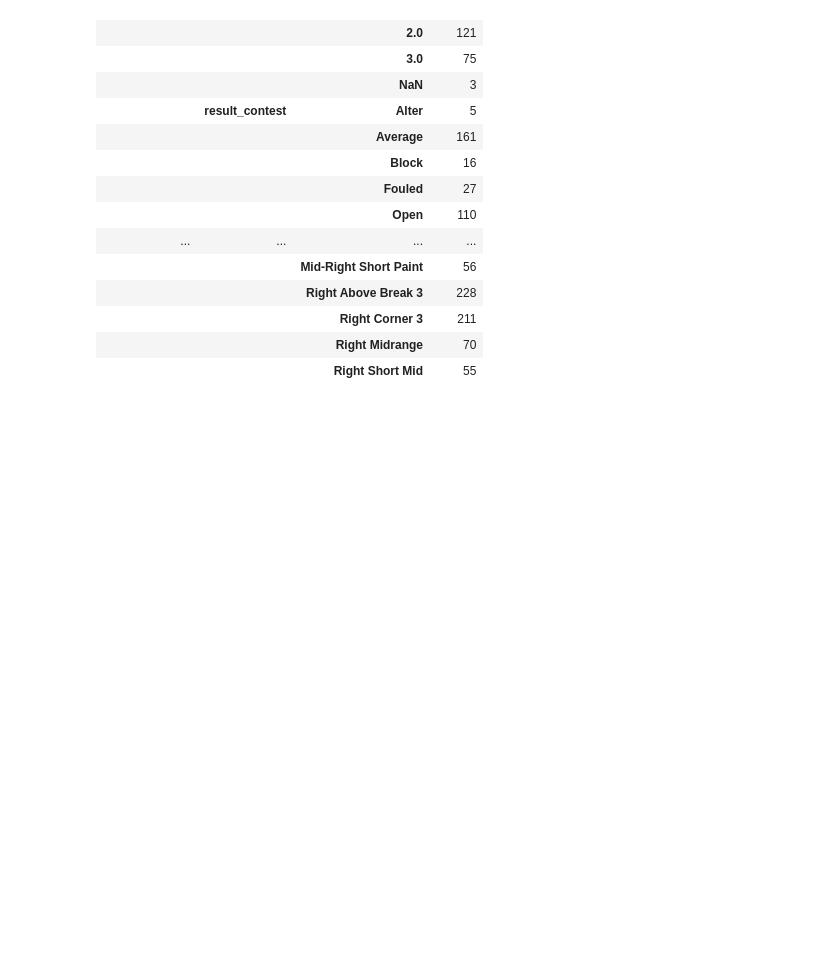
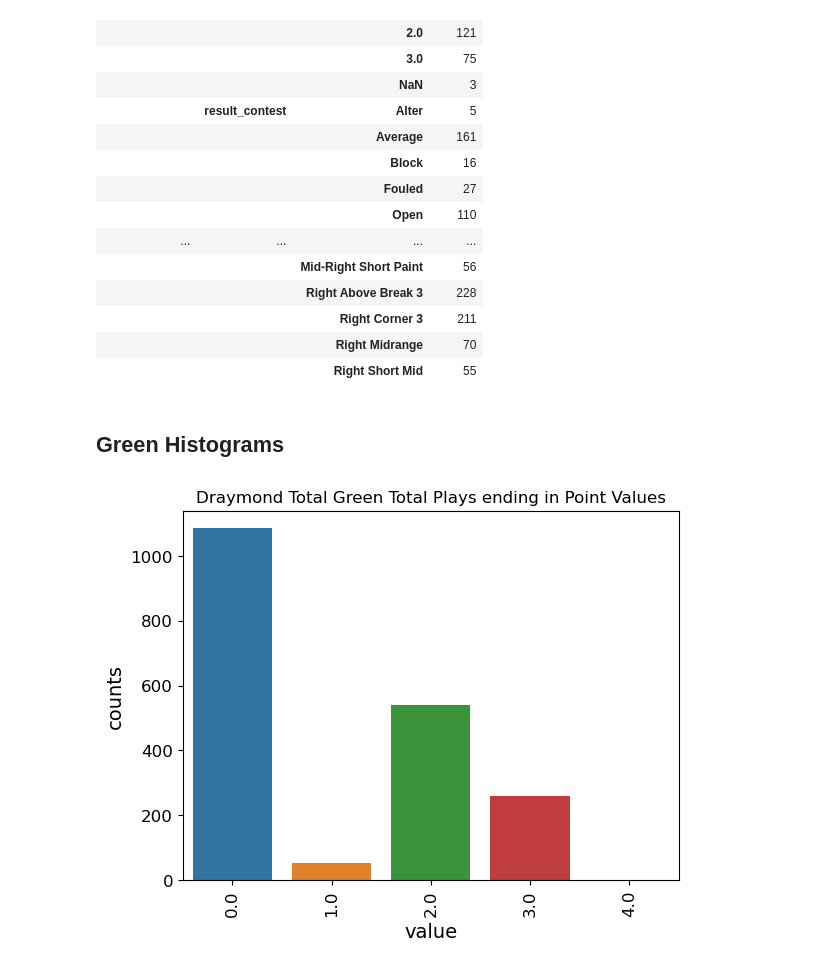
Before and after one commit to mikafur32/syracuseBasketballCompetition, a Jupyter notebook: Multi-index-stats.ipynb, the cells around one changed output. Saved outputs shown, nothing was run; the diff lists cells and outputs as text; code cells hidden in the pictures; blank space fills up the shorter version.

Commit message:
fun histograms

```diff
--- a/Multi-index-stats.ipynb
+++ b/Multi-index-stats.ipynb
@@ -144,3 +144,42 @@ player_aggregates.head(100)
 |  |  | Right Corner 3 | 211 |
 |  |  | Right Midrange | 70 |
 |  |  | Right Short Mid | 55 |
+# %%
+## target players: Draymond Green, Kevon Looney, Steph Curry
+
+target_players = ["Draymond Green", "Kevon Looney", "Stephen Curry"]
+
+
+type(player_aggregates)
+#target_data = player_aggregates[player_aggregates["player_name"] in target_players]
+
+green_data = player_aggregates.loc["Draymond Green"]
+looney_data = player_aggregates.loc["Kevon Looney"]
+curry_data = player_aggregates.loc["Stephen Curry"]
+# %%
+green_points_data = green_data.loc["points"]
+green_contest_data = green_data.loc["result_contest"]
+green_result_data = green_data.loc["result_type"]
+green_zone_data = green_data.loc["result_zone"]
+
+looney_points_data = looney_data.loc["points"]
+looney_contest_data = looney_data.loc["result_contest"]
+looney_result_data = looney_data.loc["result_type"]
+looney_zone_data = looney_data.loc["result_zone"]
+
+curry_points_data = curry_data.loc["points"]
+curry_contest_data = curry_data.loc["result_contest"]
+curry_result_data = curry_data.loc["result_type"]
+curry_zone_data = curry_data.loc["result_zone"]
+# %% [markdown]
+## Green Histograms
+# %%
+green_points_data.reset_index(inplace = True)
+green_contest_data.reset_index(inplace = True)
+green_result_data.reset_index(inplace = True)
+green_zone_data.reset_index(inplace = True)
+# %%
+green_points_hist = sns.barplot(data = green_points_data, y = "counts", x = "value").set(title = "Draymond Total Green Total Plays ending in Point Values")
+plt.xticks(rotation = 90);
+# %% [output]
+[figure, added]
```
Also changed, not shown: parts of 15 cells of this notebook.
